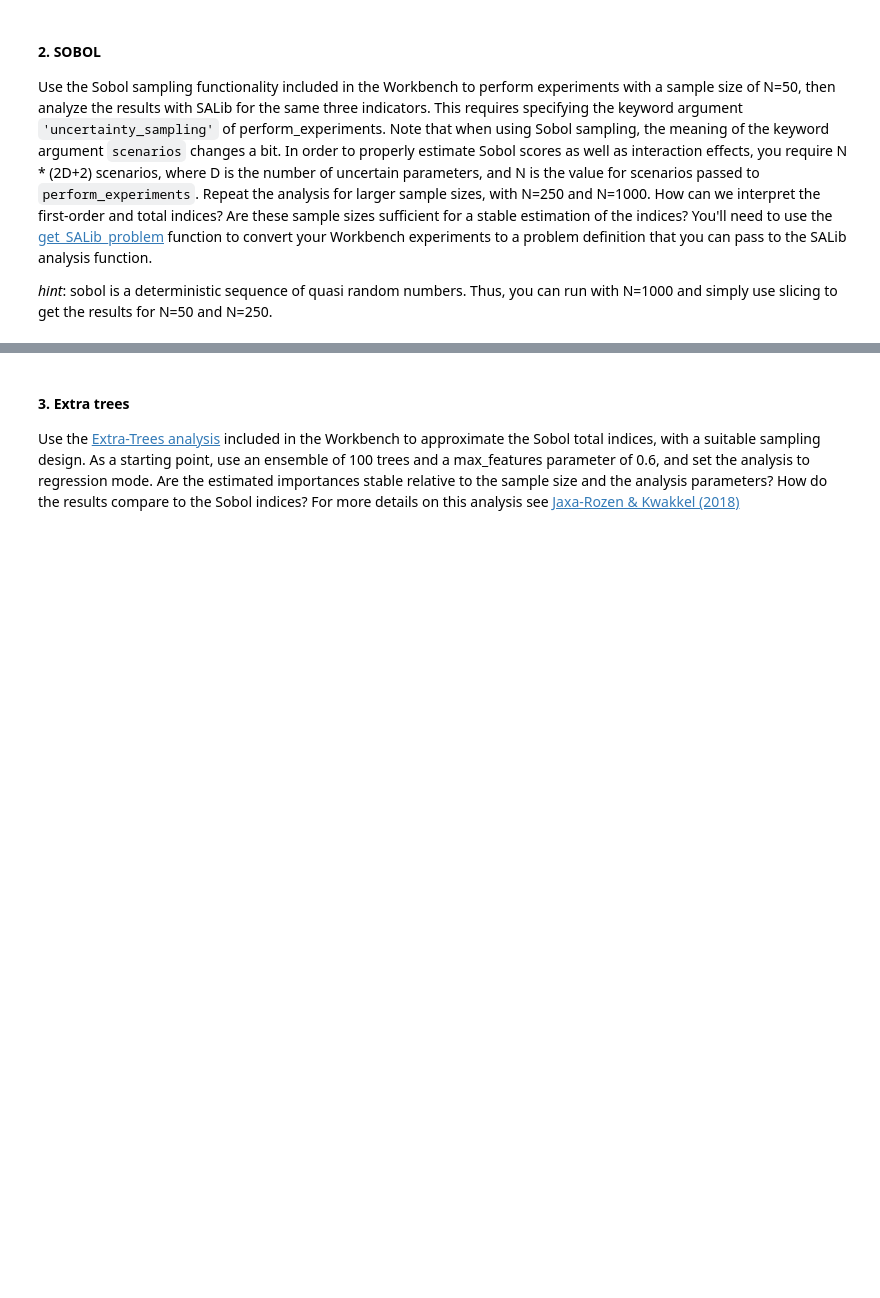
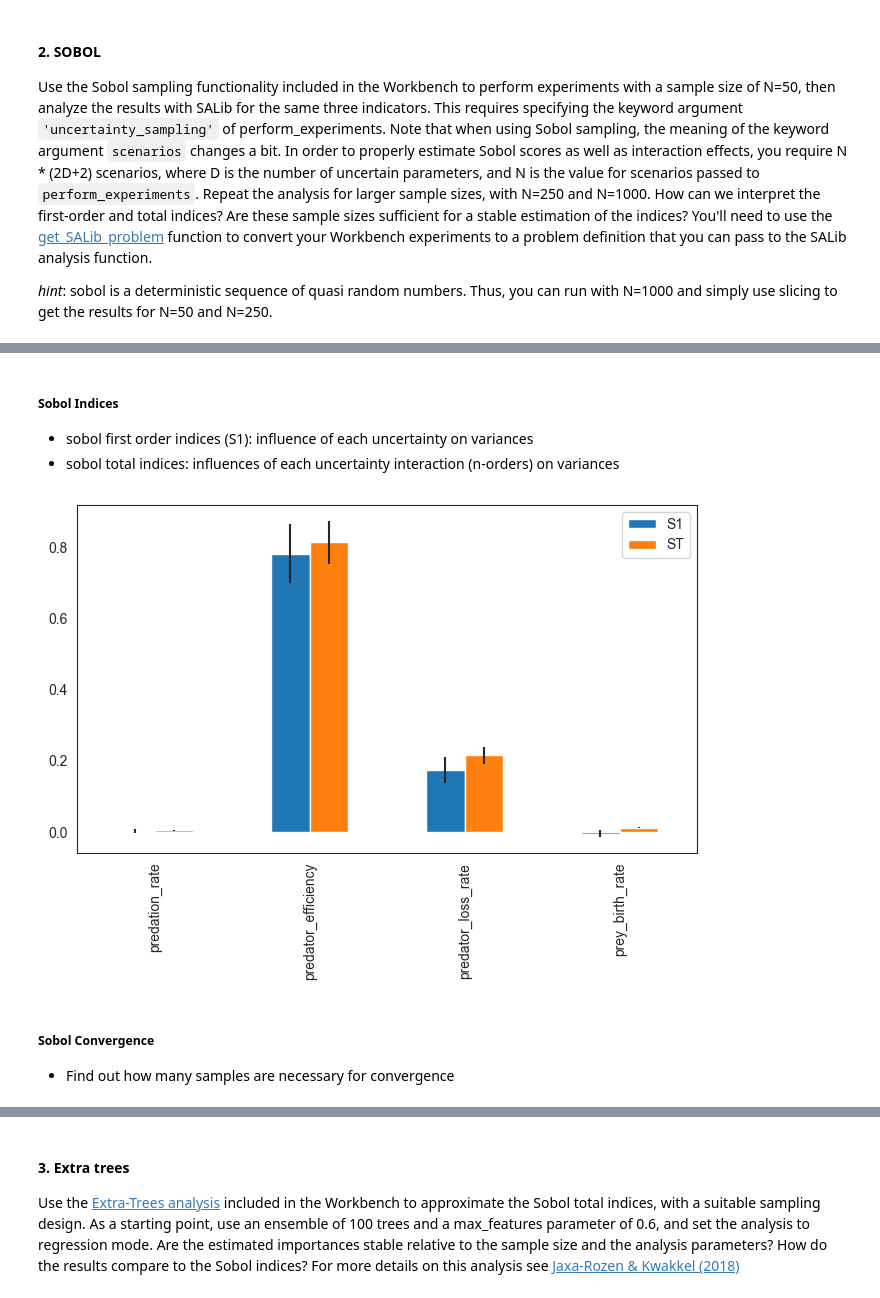
Before and after one commit to RyanTanYiWei/epa1361_open, a Jupyter notebook: Week 3-4 - vulnerability analysis/assignment 6 - sensitivity analysis.ipynb, the cells around one changed output, grey strips where cells are left out. Drawn from its saved outputs; the diff is of its cells as text; code cells hidden in the pictures; blank space fills up the shorter version.

```diff
--- a/Week 3-4 - vulnerability analysis/assignment 6 - sensitivity analysis.ipynb
+++ b/Week 3-4 - vulnerability analysis/assignment 6 - sensitivity analysis.ipynb
@@ -104,0 +163,3 @@ experiments, outcomes = perform_experiments([py_model],
+# %%
+problem = get_SALib_problem(uncertainties)
+problem
@@ -104,0 +173,9 @@ experiments, outcomes = perform_experiments([py_model],
+# %%
+nr_experiments = 1000
+exp_sobol, out_sobol = perform_experiments([py_model],
+                                  nr_experiments, uncertainty_sampling=Samplers.SOBOL)
+
+#Output Values Sobol
+prey_final_sobol = out_sobol['prey'][:,-1]
+prey_mean_sobol = np.squeeze(np.mean([out_sobol['prey']], axis= 2))
+prey_std_sobol = np.squeeze(np.std([out_sobol['prey']], axis= 2))
@@ -104,0 +185,5 @@ experiments, outcomes = perform_experiments([py_model],
+# %%
+#prey_final_sobol.shape
+#prey_mean_sobol.shape
+#prey_std_sobol.shape
+Si = sobol.analyze(problem, prey_mean_sobol, print_to_console=True)
@@ -104,0 +208,4 @@ experiments, outcomes = perform_experiments([py_model],
+# %%
+Si_filter_s1_st = {k:Si[k] for k in ['ST','ST_conf','S1','S1_conf']}
+Si_df = pd.DataFrame(Si_filter_s1_st, index=problem['names'])
+Si_df
@@ -104,0 +218,22 @@ experiments, outcomes = perform_experiments([py_model],
+# %% [markdown]
+##### Sobol Indices
+- sobol first order indices (S1): influence of each uncertainty on variances
+- sobol total indices: influences of each uncertainty interaction (n-orders) on variances
+# %%
+import seaborn as sns
+
+sns.set_style('white')
+fig, ax = plt.subplots(1)
+
+indices = Si_df[['S1','ST']]
+err = Si_df[['S1_conf','ST_conf']]
+
+indices.plot.bar(yerr=err.values.T,ax=ax)
+fig.set_size_inches(8,6)
+fig.subplots_adjust(bottom=0.3)
+plt.show()
+# %% [output]
+[figure, added]
+# %% [markdown]
+##### Sobol Convergence
+- Find out how many samples are necessary for convergence
```
Also changed, not shown: parts of 21 cells of this notebook, 1 other file.
